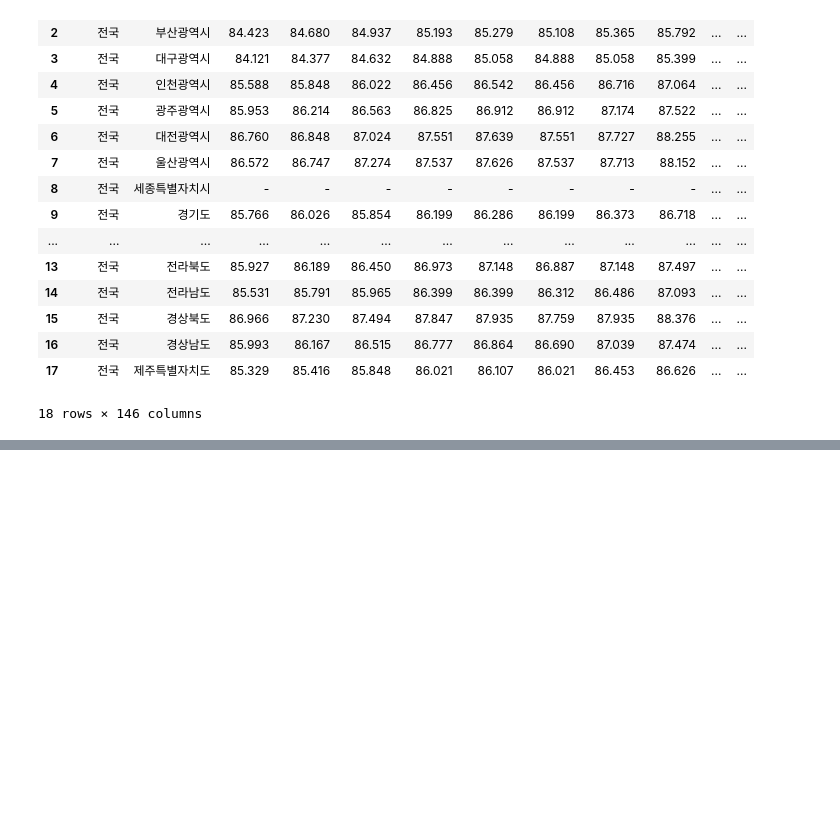
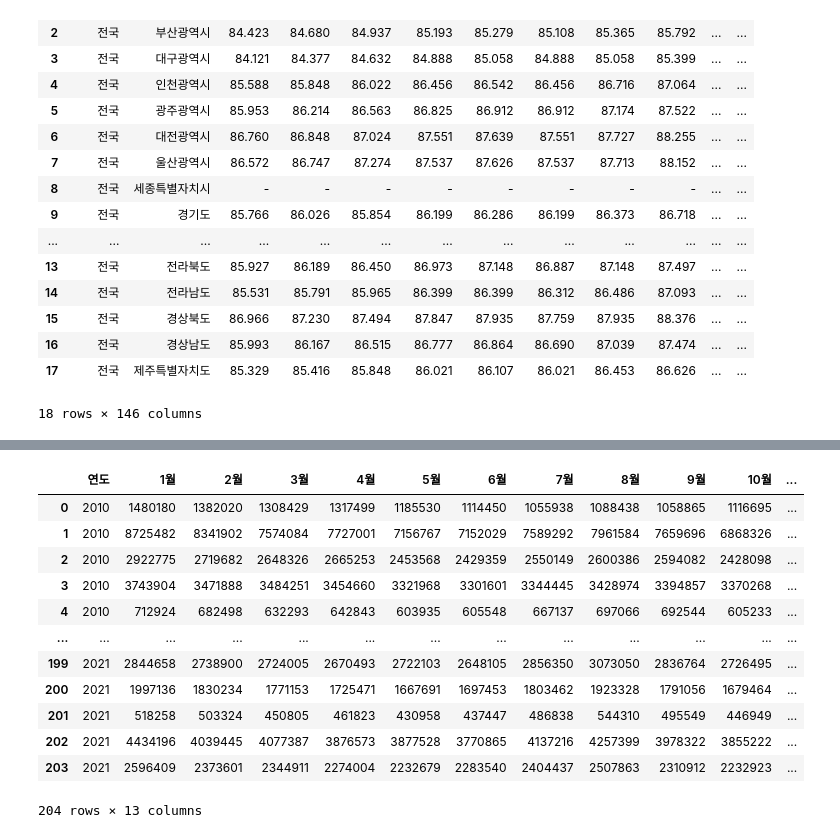
Before and after one commit to ThatHomr/project_2, a Jupyter notebook: project_2_file/Sunghwa/03_Data_Analysis/[경제]물가지수/[경제]물가지수_그래프.ipynb, the cells around one changed output, grey strips where cells are left out. Cells and saved outputs as stored; diff of their text form; code cells hidden in the pictures; blank space fills up the shorter version.

```diff
--- a/project_2_file/Sunghwa/03_Data_Analysis/[경제]물가지수/[경제]물가지수_그래프.ipynb
+++ b/project_2_file/Sunghwa/03_Data_Analysis/[경제]물가지수/[경제]물가지수_그래프.ipynb
@@ -432,0 +116,18 @@ memory usage: 2.4+ KB
+# %%
+### 1번 항목에서 확인했던 전력소비량 데이터 중에서도 평균값만을 위 cpi_total과 같은 형태로 추출
+df_drop = df.drop({'Unnamed: 0', '시도'}, axis=1)
+df_drop
+# %% [output]
+|  | 연도 | 1월 | 2월 | 3월 | 4월 | 5월 | 6월 | 7월 | 8월 | 9월 | 10월 | ... |
+| 0 | 2010 | 1480180 | 1382020 | 1308429 | 1317499 | 1185530 | 1114450 | 1055938 | 1088438 | 1058865 | 1116695 | ... |
+| 1 | 2010 | 8725482 | 8341902 | 7574084 | 7727001 | 7156767 | 7152029 | 7589292 | 7961584 | 7659696 | 6868326 | ... |
+| 2 | 2010 | 2922775 | 2719682 | 2648326 | 2665253 | 2453568 | 2429359 | 2550149 | 2600386 | 2594082 | 2428098 | ... |
+| 3 | 2010 | 3743904 | 3471888 | 3484251 | 3454660 | 3321968 | 3301601 | 3344445 | 3428974 | 3394857 | 3370268 | ... |
+| 4 | 2010 | 712924 | 682498 | 632293 | 642843 | 603935 | 605548 | 667137 | 697066 | 692544 | 605233 | ... |
+| ... | ... | ... | ... | ... | ... | ... | ... | ... | ... | ... | ... | ... |
+| 199 | 2021 | 2844658 | 2738900 | 2724005 | 2670493 | 2722103 | 2648105 | 2856350 | 3073050 | 2836764 | 2726495 | ... |
+| 200 | 2021 | 1997136 | 1830234 | 1771153 | 1725471 | 1667691 | 1697453 | 1803462 | 1923328 | 1791056 | 1679464 | ... |
+| 201 | 2021 | 518258 | 503324 | 450805 | 461823 | 430958 | 437447 | 486838 | 544310 | 495549 | 446949 | ... |
+| 202 | 2021 | 4434196 | 4039445 | 4077387 | 3876573 | 3877528 | 3770865 | 4137216 | 4257399 | 3978322 | 3855222 | ... |
+| 203 | 2021 | 2596409 | 2373601 | 2344911 | 2274004 | 2232679 | 2283540 | 2404437 | 2507863 | 2310912 | 2232923 | ... |
+204 rows × 13 columns
```
Also changed, not shown: parts of 50 cells of this notebook, 3 other files.
